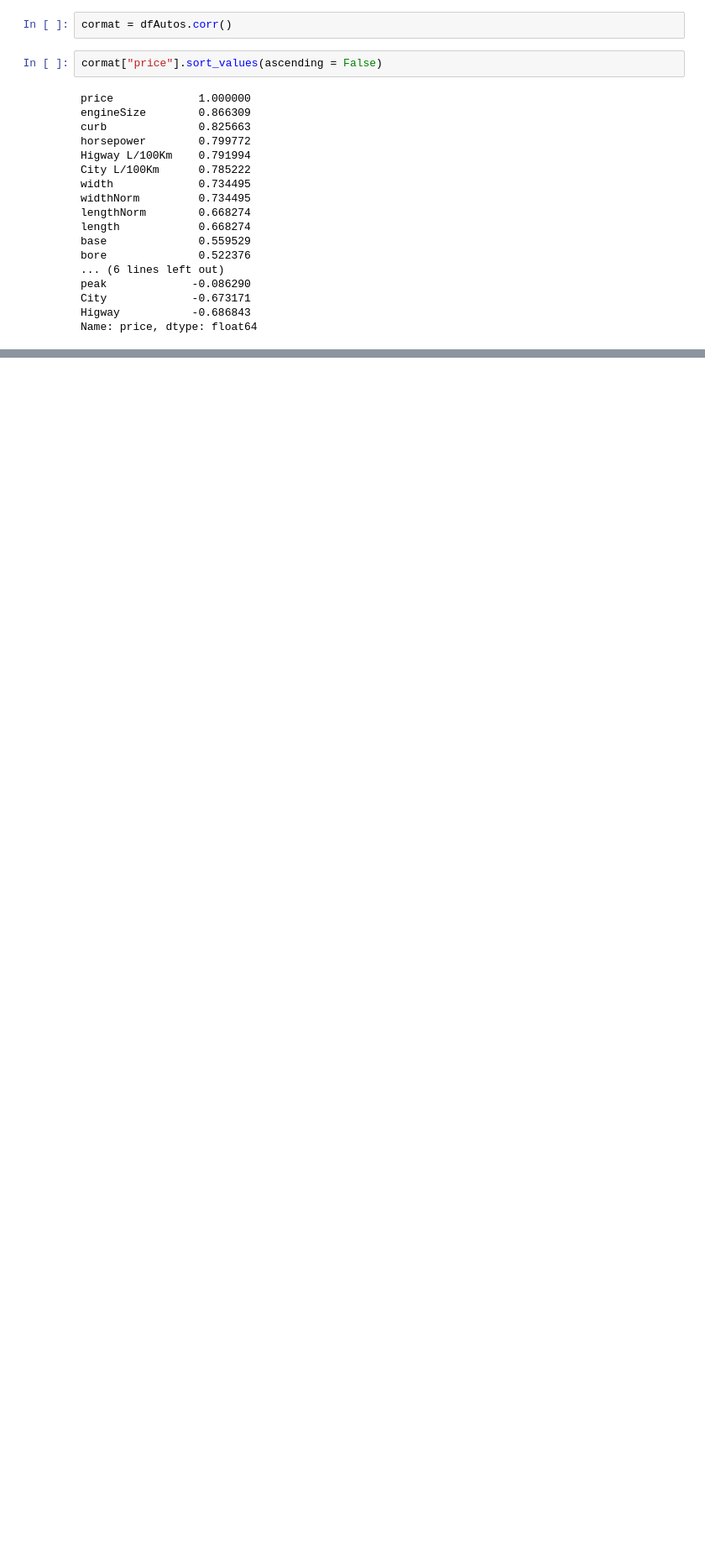
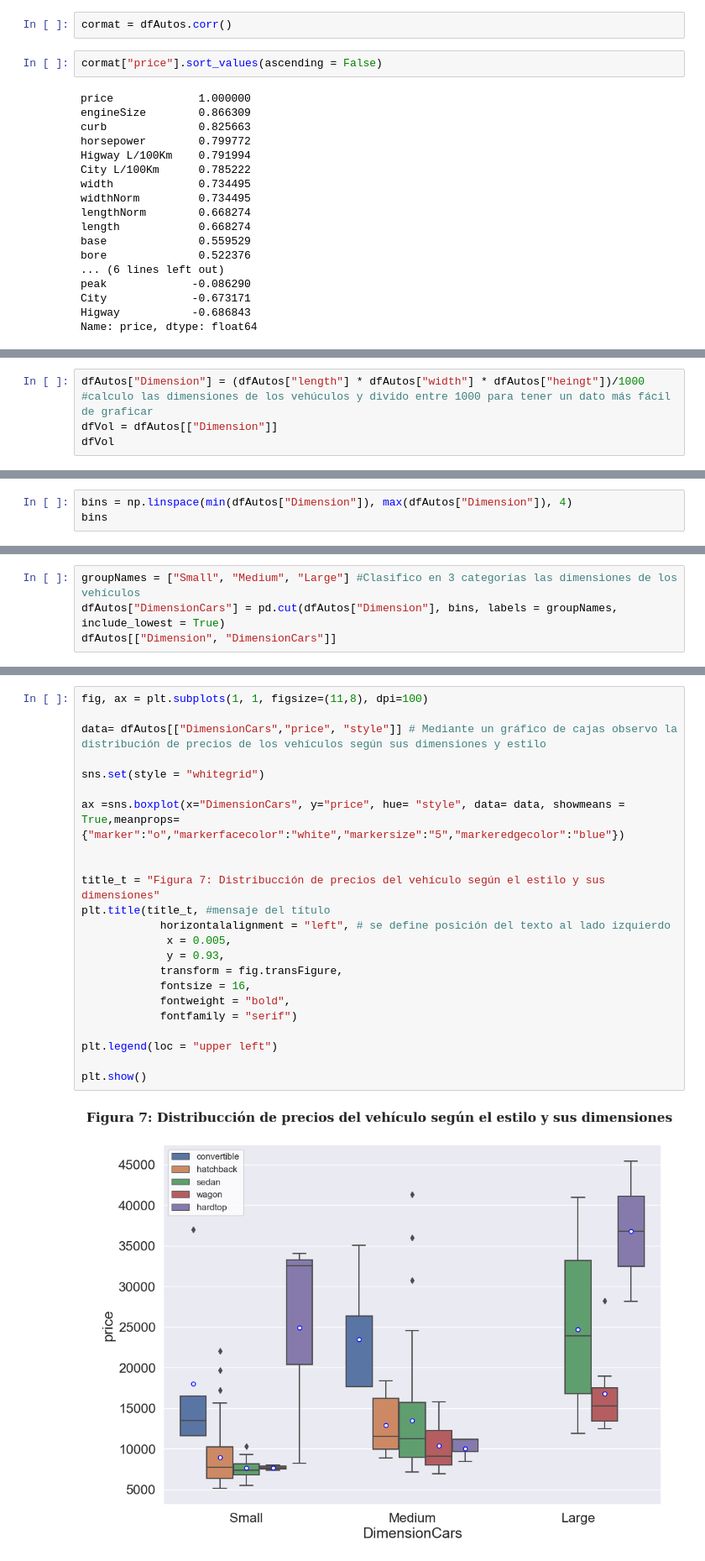
Before and after one commit to Jeffry0412/Proyecto-Final, a Jupyter notebook: EDA_Autos.ipynb, the cells around one changed output, grey strips where cells are left out. Shown at 84% size. Cells and saved outputs as stored; diff of their text form; blank space fills up the shorter version.

```diff
--- a/EDA_Autos.ipynb
+++ b/EDA_Autos.ipynb
@@ -956,0 +990,4 @@ plt.plot(dfAutos["engineSize"], trend, "r");
+# %%
+dfAutos["Dimension"] = (dfAutos["length"] * dfAutos["width"] * dfAutos["heingt"])/1000 #calculo las dimensiones de los vehúculos y divido entre 1000 para tener un dato más fácil de graficar
+dfVol = dfAutos[["Dimension"]]
+dfVol
@@ -956,0 +1008,3 @@ plt.plot(dfAutos["engineSize"], trend, "r");
+# %%
+bins = np.linspace(min(dfAutos["Dimension"]), max(dfAutos["Dimension"]), 4)
+bins
@@ -956,0 +1013,4 @@ plt.plot(dfAutos["engineSize"], trend, "r");
+# %%
+groupNames = ["Small", "Medium", "Large"] #Clasifico en 3 categorías las dimensiones de los vehículos
+dfAutos["DimensionCars"] = pd.cut(dfAutos["Dimension"], bins, labels = groupNames, include_lowest = True)
+dfAutos[["Dimension", "DimensionCars"]]
@@ -956,0 +1031,25 @@ plt.plot(dfAutos["engineSize"], trend, "r");
+# %%
+fig, ax = plt.subplots(1, 1, figsize=(11,8), dpi=100)
+
+data= dfAutos[["DimensionCars","price", "style"]] # Mediante un gráfico de cajas observo la distribución de precios de los vehículos según sus dimensiones y estilo
+
+sns.set(style = "whitegrid")
+
+ax =sns.boxplot(x="DimensionCars", y="price", hue= "style", data= data, showmeans = True,meanprops={"marker":"o","markerfacecolor":"white","markersize":"5","markeredgecolor":"blue"})
+
+
+title_t = "Figura 7: Distribucción de precios del vehículo según el estilo y sus dimensiones"
+plt.title(title_t, #mensaje del título
+            horizontalalignment = "left", # se define posición del texto al lado izquierdo
+             x = 0.005,
+             y = 0.93,
+            transform = fig.transFigure,
+            fontsize = 16,
+            fontweight = "bold",
+            fontfamily = "serif")
+
+plt.legend(loc = "upper left")
+
+plt.show()
+# %% [output]
+[figure, added]
```
Also changed, not shown: parts of 22 cells of this notebook.
